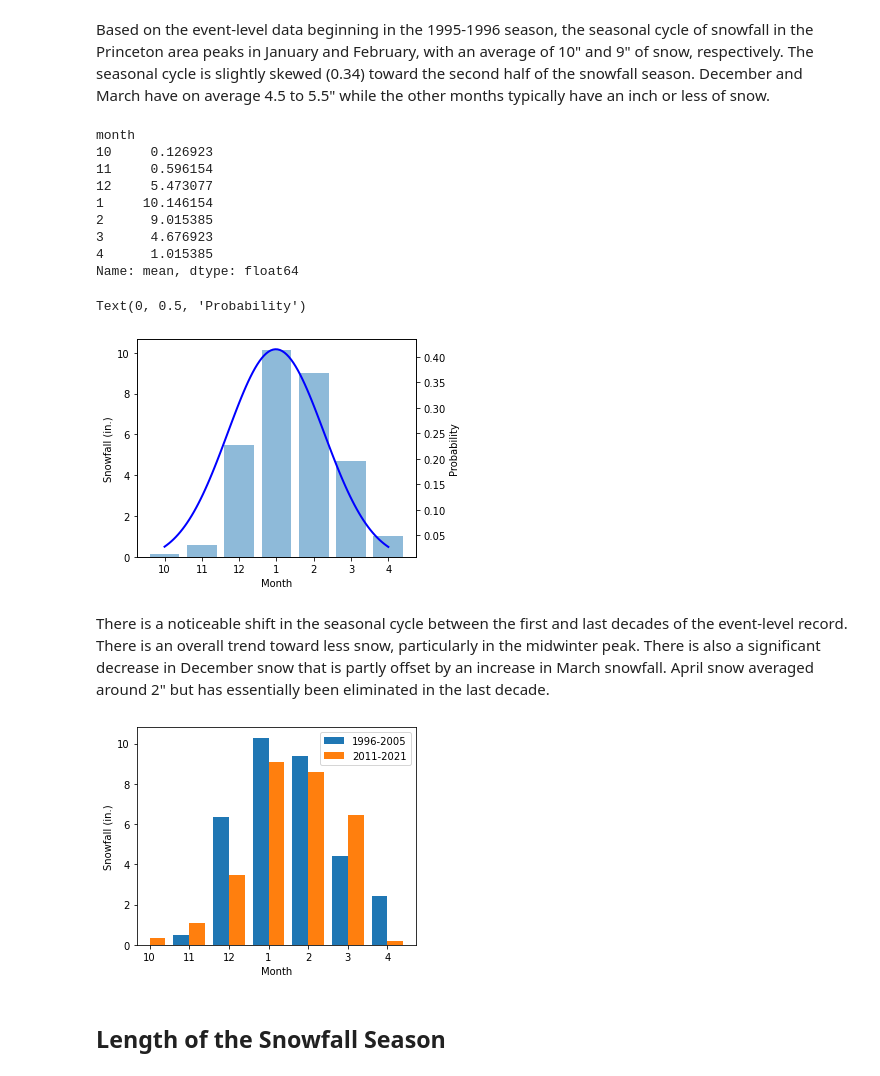
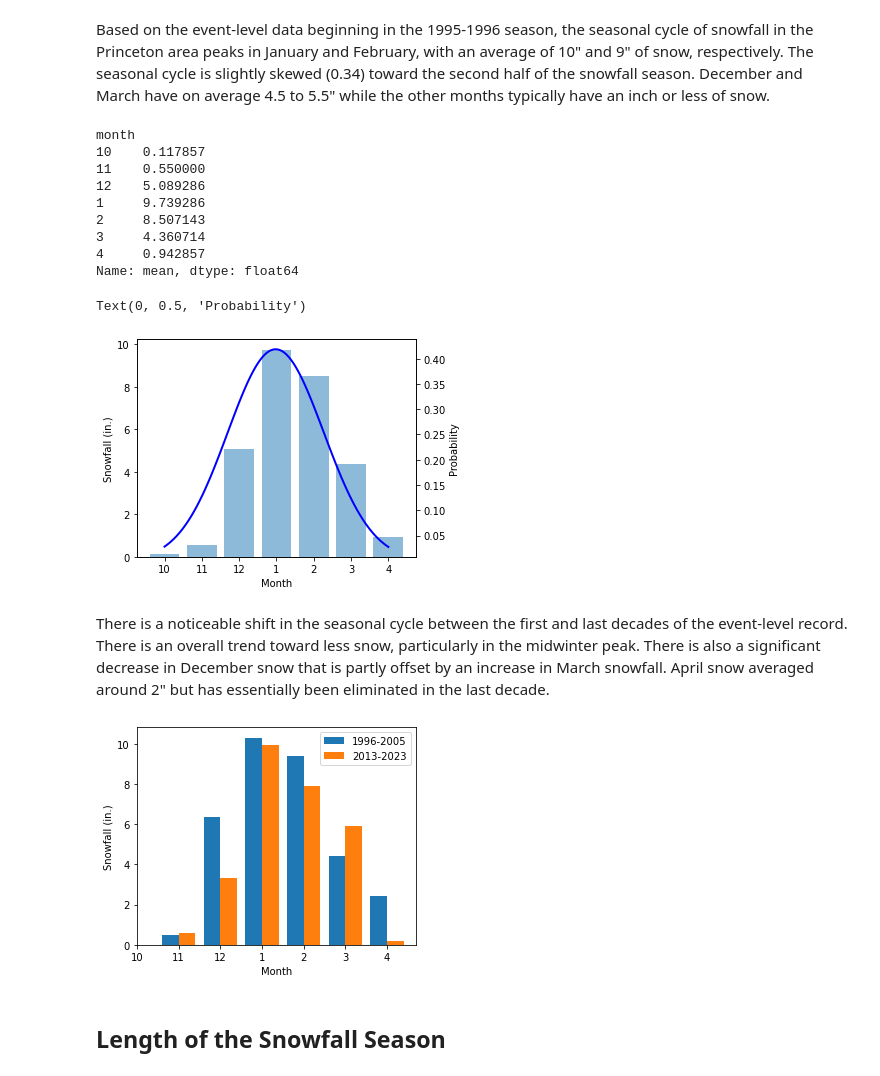
Before and after one commit to jkrasting/princetonsnow, a Jupyter notebook: Princeton_Snowfall_Analysis.ipynb, the cells around one changed output. Cells and saved outputs as stored; diff of their text form; code cells hidden in the pictures.

```diff
--- a/Princeton_Snowfall_Analysis.ipynb
+++ b/Princeton_Snowfall_Analysis.ipynb
@@ -177,20 +177,20 @@ def seasonal_cycle(df,n_tot_years):
 import warnings
 warnings.filterwarnings("ignore", category=FutureWarning)
 
-df_all_events = seasonal_cycle(df,26)
+df_all_events = seasonal_cycle(df,28)
 df_1996_2005 = seasonal_cycle(df.loc[slice("1995-10-01","2005-09-30")],10)
-df_2011_2021 = seasonal_cycle(df.loc[slice("2011-10-01","2021-09-30")],10)
+df_2013_2023 = seasonal_cycle(df.loc[slice("2013-10-01","2023-09-30")],10)
 # %%
 print(df_all_events["mean"])
 # %% [output]
 month
-10     0.126923
-11     0.596154
-12     5.473077
-1     10.146154
-2      9.015385
-3      4.676923
-4      1.015385
+10    0.117857
+11    0.550000
+12    5.089286
+1     9.739286
+2     8.507143
+3     4.360714
+4     0.942857
 Name: mean, dtype: float64
 # %%
 y = df_all_events["mean"]
@@ -221,27 +221,27 @@ ax2.plot(x2, skewnorm.pdf(x, a),'b', lw=2)
 ax2.set_ylabel("Probability")
 # %% [output]
 Text(0, 0.5, 'Probability')
-[figure, old version]
+[figure, new version]
 # %% [markdown]
 There is a noticeable shift in the seasonal cycle between the first and last decades of the event-level record.  There is an overall trend toward less snow, particularly in the midwinter peak. There is also a significant decrease in December snow that is partly offset by an increase in March snowfall.  April snow averaged around 2" but has essentially been eliminated in the last decade.
 # %%
 y1 = df_1996_2005["mean"]
-y2 = df_2011_2021["mean"]
+y2 = df_2013_2023["mean"]
 x = np.arange(1,len(y)+1)
 
 fig = plt.figure(figsize=(5,4))
 ax = plt.subplot(1,1,1)
 
 plt.bar(x - 0.2, y1, 0.4, label = '1996-2005')
-plt.bar(x + 0.2, y2, 0.4, label = '2011-2021')
+plt.bar(x + 0.2, y2, 0.4, label = '2013-2023')
 
 plt.xticks(x, [str(x) for x in df_all_events.index])
 ax.set_xlabel("Month")
 ax.set_ylabel("Snowfall (in.)")
 plt.legend()
 plt.show()
 # %% [output]
-[figure, old version]
+[figure, new version]
 # %% [markdown]
 ## Length of the Snowfall Season
 # %% [markdown]
```
Also changed, not shown: parts of 9 cells of this notebook, 3 other files.
